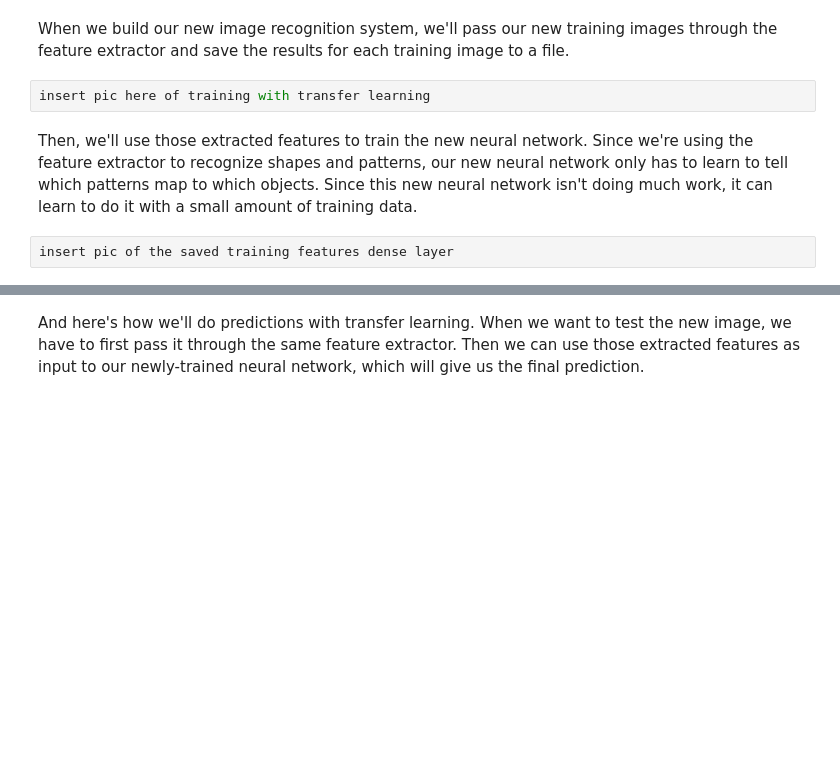
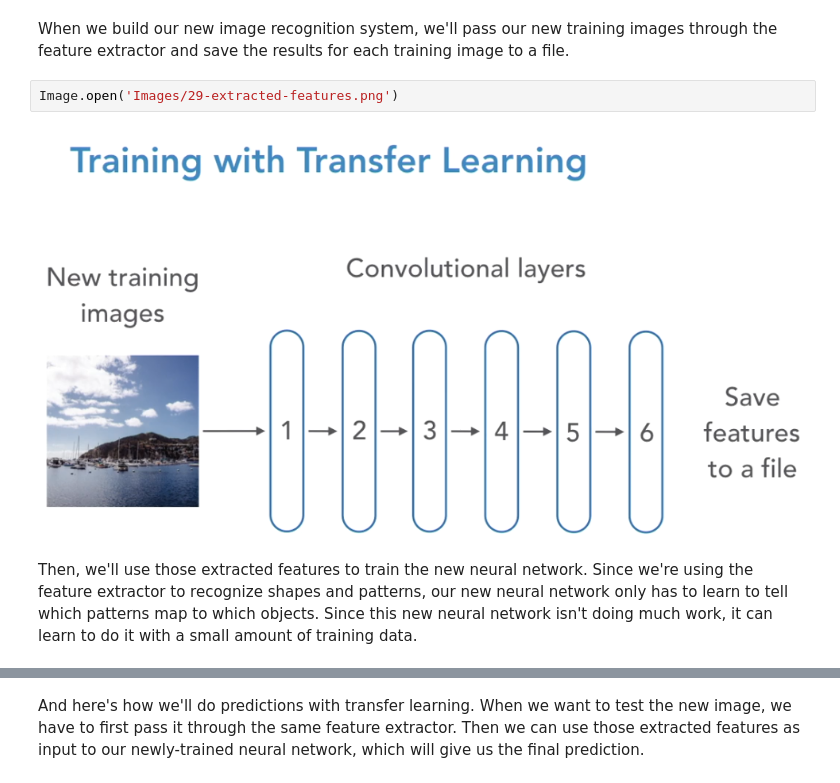
Before and after one commit to davidtnly/DeepLearning, a Jupyter notebook: 02-deep-learning-course/03-image-recognition/04-tuning-neural-networks.ipynb, the cells around one changed output, grey strips where cells are left out. Saved outputs shown, nothing was run; the diff lists cells and outputs as text; blank space fills up the shorter version.

```diff
--- a/02-deep-learning-course/03-image-recognition/04-tuning-neural-networks.ipynb
+++ b/02-deep-learning-course/03-image-recognition/04-tuning-neural-networks.ipynb
@@ -104,8 +111,8 @@ insert new neural network image here (dense layer pic)
 # %% [markdown]
 When we build our new image recognition system, we'll pass our new training images through the feature extractor and save the results for each training image to a file.
-# %%
-insert pic here of training with transfer learning
+# %%
+Image.open('Images/29-extracted-features.png')
+# %% [output]
+[figure, added]
 # %% [markdown]
 Then, we'll use those extracted features to train the new neural network. Since we're using the feature extractor to recognize shapes and patterns, our new neural network only has to learn to tell which patterns map to which objects. Since this new neural network isn't doing much work, it can learn to do it with a small amount of training data.
-# %%
-insert pic of the saved training features dense layer
```
Also changed, not shown: parts of 13 cells of this notebook, 22 other files.
